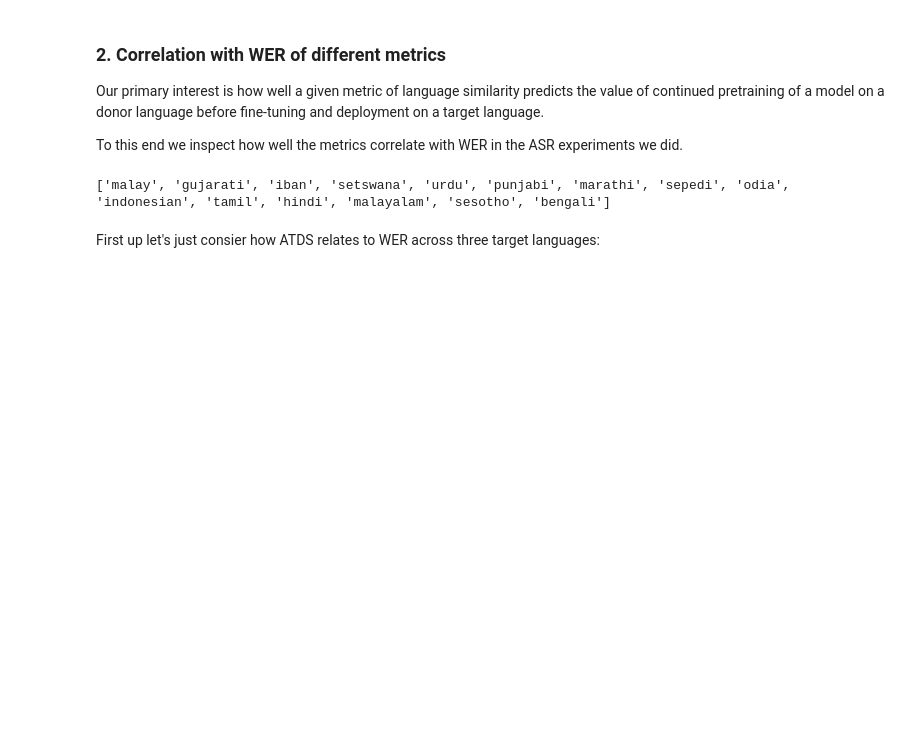
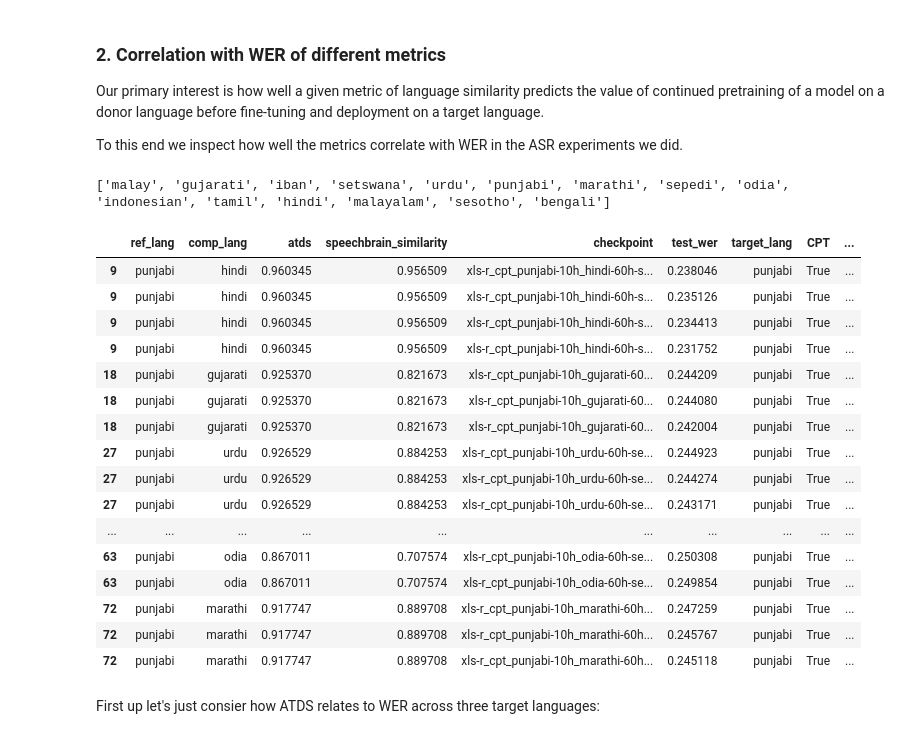
Before and after one commit to oadams/lang_dist_analysis, a Jupyter notebook: analysis2.ipynb, the cells around one changed output. Saved outputs shown, nothing was run; the diff lists cells and outputs as text; code cells hidden in the pictures; blank space fills up the shorter version.

```diff
--- a/analysis2.ipynb
+++ b/analysis2.ipynb
@@ -76,6 +82,26 @@ wer_df['target_lang'] = wer_df['ref_lang']
 wer_df['donor_lang'] = wer_df['comp_lang']
 # %% [output]
 ['malay', 'gujarati', 'iban', 'setswana', 'urdu', 'punjabi', 'marathi', 'sepedi', 'odia', 'indonesian', 'tamil', 'hindi', 'malayalam', 'sesotho', 'bengali']
+# %%
+wer_df
+# %% [output]
+|  | ref_lang | comp_lang | atds | speechbrain_similarity | checkpoint | test_wer | target_lang | CPT | ... |
+| 9 | punjabi | hindi | 0.960345 | 0.956509 | xls-r_cpt_punjabi-10h_hindi-60h-s... | 0.238046 | punjabi | True | ... |
+| 9 | punjabi | hindi | 0.960345 | 0.956509 | xls-r_cpt_punjabi-10h_hindi-60h-s... | 0.235126 | punjabi | True | ... |
+| 9 | punjabi | hindi | 0.960345 | 0.956509 | xls-r_cpt_punjabi-10h_hindi-60h-s... | 0.234413 | punjabi | True | ... |
+| 9 | punjabi | hindi | 0.960345 | 0.956509 | xls-r_cpt_punjabi-10h_hindi-60h-s... | 0.231752 | punjabi | True | ... |
+| 18 | punjabi | gujarati | 0.925370 | 0.821673 | xls-r_cpt_punjabi-10h_gujarati-60... | 0.244209 | punjabi | True | ... |
+| 18 | punjabi | gujarati | 0.925370 | 0.821673 | xls-r_cpt_punjabi-10h_gujarati-60... | 0.244080 | punjabi | True | ... |
+| 18 | punjabi | gujarati | 0.925370 | 0.821673 | xls-r_cpt_punjabi-10h_gujarati-60... | 0.242004 | punjabi | True | ... |
+| 27 | punjabi | urdu | 0.926529 | 0.884253 | xls-r_cpt_punjabi-10h_urdu-60h-se... | 0.244923 | punjabi | True | ... |
+| 27 | punjabi | urdu | 0.926529 | 0.884253 | xls-r_cpt_punjabi-10h_urdu-60h-se... | 0.244274 | punjabi | True | ... |
+| 27 | punjabi | urdu | 0.926529 | 0.884253 | xls-r_cpt_punjabi-10h_urdu-60h-se... | 0.243171 | punjabi | True | ... |
+| ... | ... | ... | ... | ... | ... | ... | ... | ... | ... |
+| 63 | punjabi | odia | 0.867011 | 0.707574 | xls-r_cpt_punjabi-10h_odia-60h-se... | 0.250308 | punjabi | True | ... |
+| 63 | punjabi | odia | 0.867011 | 0.707574 | xls-r_cpt_punjabi-10h_odia-60h-se... | 0.249854 | punjabi | True | ... |
+| 72 | punjabi | marathi | 0.917747 | 0.889708 | xls-r_cpt_punjabi-10h_marathi-60h... | 0.247259 | punjabi | True | ... |
+| 72 | punjabi | marathi | 0.917747 | 0.889708 | xls-r_cpt_punjabi-10h_marathi-60h... | 0.245767 | punjabi | True | ... |
+| 72 | punjabi | marathi | 0.917747 | 0.889708 | xls-r_cpt_punjabi-10h_marathi-60h... | 0.245118 | punjabi | True | ... |
 # %% [markdown]
 First up let's just consier how ATDS relates to WER across three target languages:
 # %%
```
Also changed, not shown: parts of 25 cells of this notebook, 1 other file.
